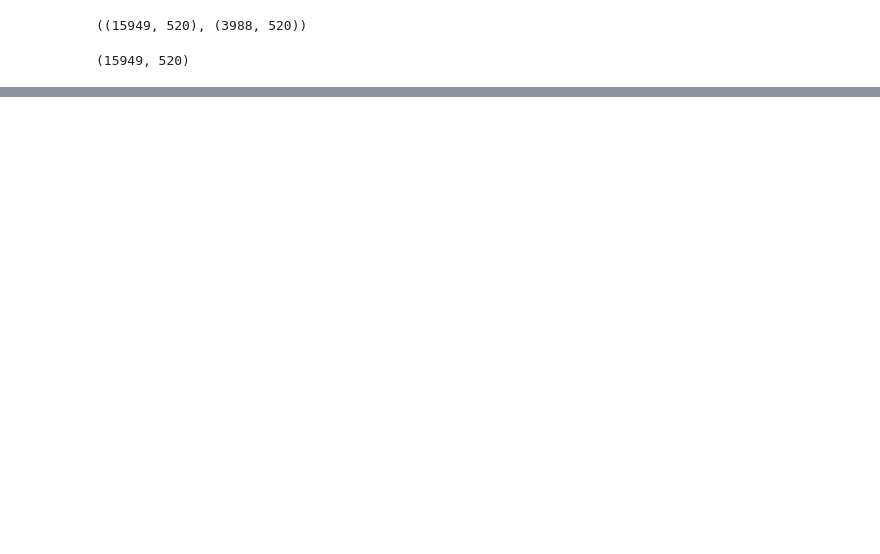
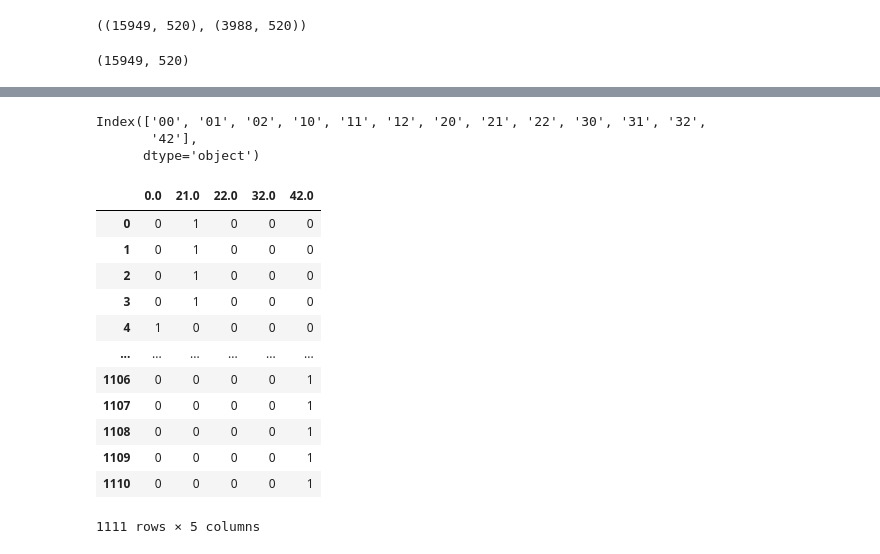
Before and after one commit to enacheandrei7/Indoor-Localization-Data-Science-Project, a Jupyter notebook: DS105_Indoor_Localization_Project.ipynb, the cells around one changed output, grey strips where cells are left out. Saved outputs shown, nothing was run; the diff lists cells and outputs as text; code cells hidden in the pictures; blank space fills up the shorter version.

```diff
--- a/DS105_Indoor_Localization_Project.ipynb
+++ b/DS105_Indoor_Localization_Project.ipynb
@@ -330,0 +425,25 @@ Epoch 10/10
+# %%
+floor_building_cols = np.asarray(dataset['POINT'])
+floor_building_cols = pd.get_dummies(data=floor_building_cols)
+floor_building_cols = floor_building_cols.columns
+floor_building_cols
+# %% [output]
+Index(['00', '01', '02', '10', '11', '12', '20', '21', '22', '30', '31', '32',
+       '42'],
+      dtype='object')
+# %%
+val_y
+# %% [output]
+|  | 0.0 | 21.0 | 22.0 | 32.0 | 42.0 |
+| 0 | 0 | 1 | 0 | 0 | 0 |
+| 1 | 0 | 1 | 0 | 0 | 0 |
+| 2 | 0 | 1 | 0 | 0 | 0 |
+| 3 | 0 | 1 | 0 | 0 | 0 |
+| 4 | 1 | 0 | 0 | 0 | 0 |
+| ... | ... | ... | ... | ... | ... |
+| 1106 | 0 | 0 | 0 | 0 | 1 |
+| 1107 | 0 | 0 | 0 | 0 | 1 |
+| 1108 | 0 | 0 | 0 | 0 | 1 |
+| 1109 | 0 | 0 | 0 | 0 | 1 |
+| 1110 | 0 | 0 | 0 | 0 | 1 |
+1111 rows × 5 columns
```
Also changed, not shown: parts of 39 cells of this notebook.
